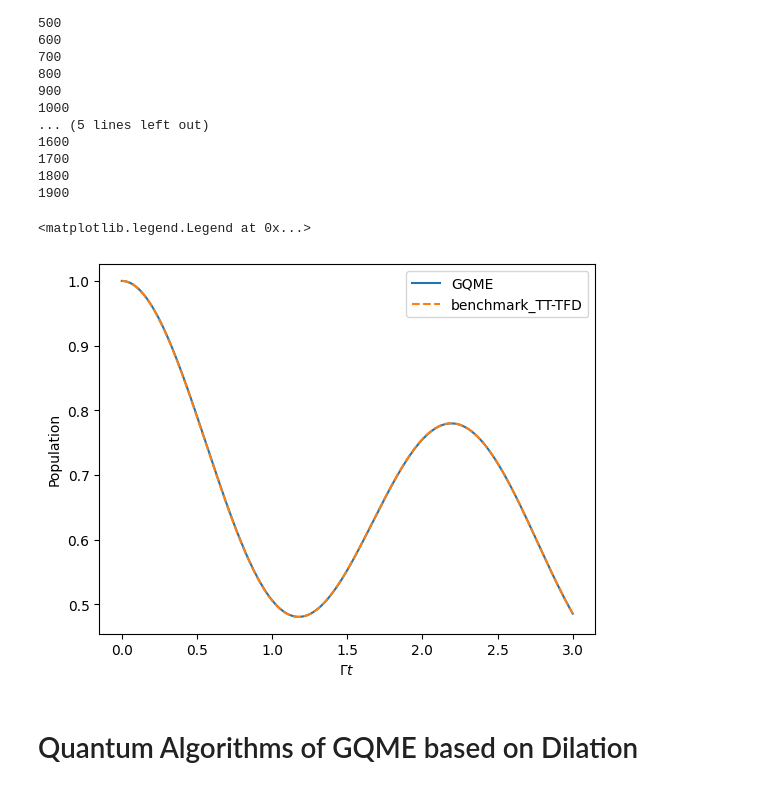
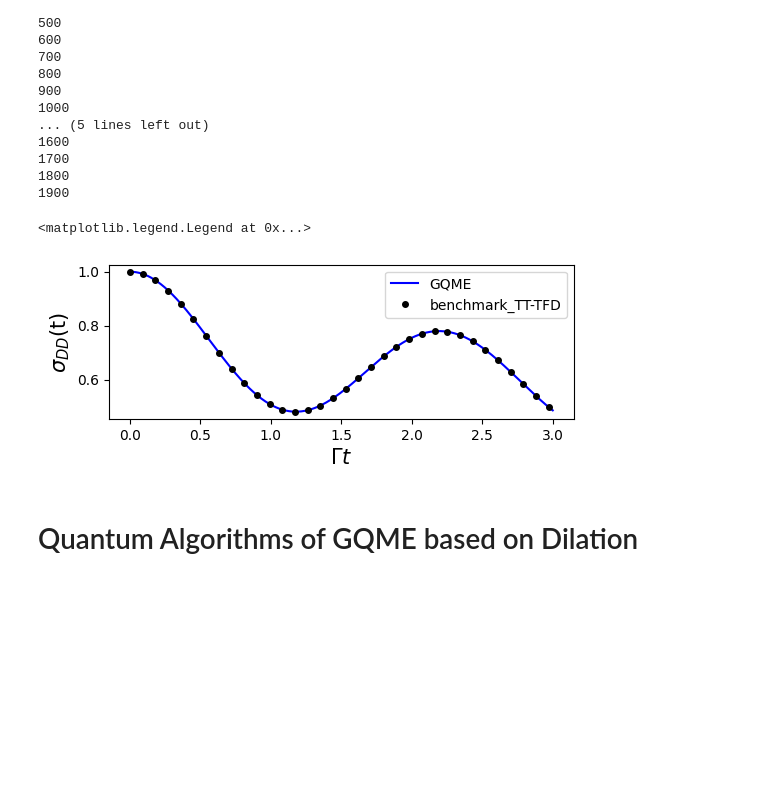
Before and after one commit to XiaohanDan97/CCI_PartIII_GQME, a Jupyter notebook: CCIGQME_Tutorial.ipynb, the cells around one changed output. Cells and saved outputs as stored; diff of their text form; code cells hidden in the pictures; blank space fills up the shorter version.

Commit message:
change tutorial for plot
new style of plot

```diff
--- a/CCIGQME_Tutorial.ipynb
+++ b/CCIGQME_Tutorial.ipynb
@@ -325,18 +364,19 @@ wr.output_operator_array(timeVec, sigma, "GQME_Output/Sigma_")
 1800
 1900
 # %%
+# Read the reference data and plot
 timeVec, sigma_tt_tfd = wr.read_operator_array("TTTFD_Output/TFDSigma_")
 timeVec, sigma = wr.read_operator_array("GQME_Output/Sigma_")
 
-#plot
-plt.plot(timeVec, sigma[:,0], label='GQME')
-plt.plot(timeVec, sigma_tt_tfd[:,0] ,'--', label='benchmark_TT-TFD')
-plt.xlabel('$\Gamma t$')
-plt.ylabel('Population')
+plt.figure(figsize=(6,2))
+plt.plot(timeVec, sigma[:,0],'b-', label='GQME')
+plt.plot(timeVec, sigma_tt_tfd[:,0] ,'ko', markersize=4, markevery=60, label='benchmark_TT-TFD')
+plt.xlabel('$\Gamma t$',fontsize=15)
+plt.ylabel('$\sigma_{DD}$(t)',fontsize=15)
 plt.legend()
 # %% [output]
 <matplotlib.legend.Legend at 0x...>
-[figure, old version]
+[figure, new version]
 # %% [markdown]
 # Quantum Algorithms of GQME based on Dilation
 # %% [markdown]
```
Also changed, not shown: parts of 10 cells of this notebook.
